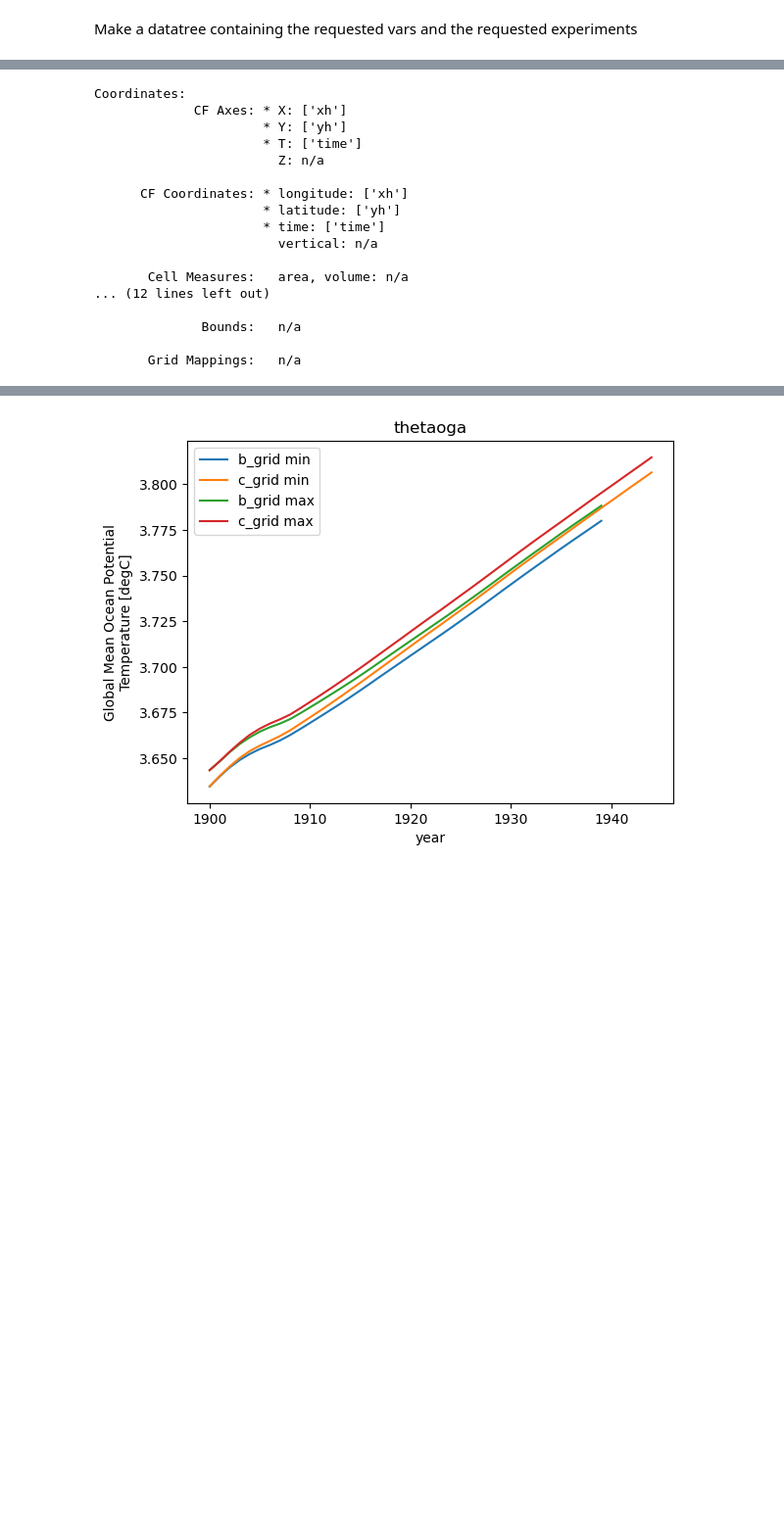
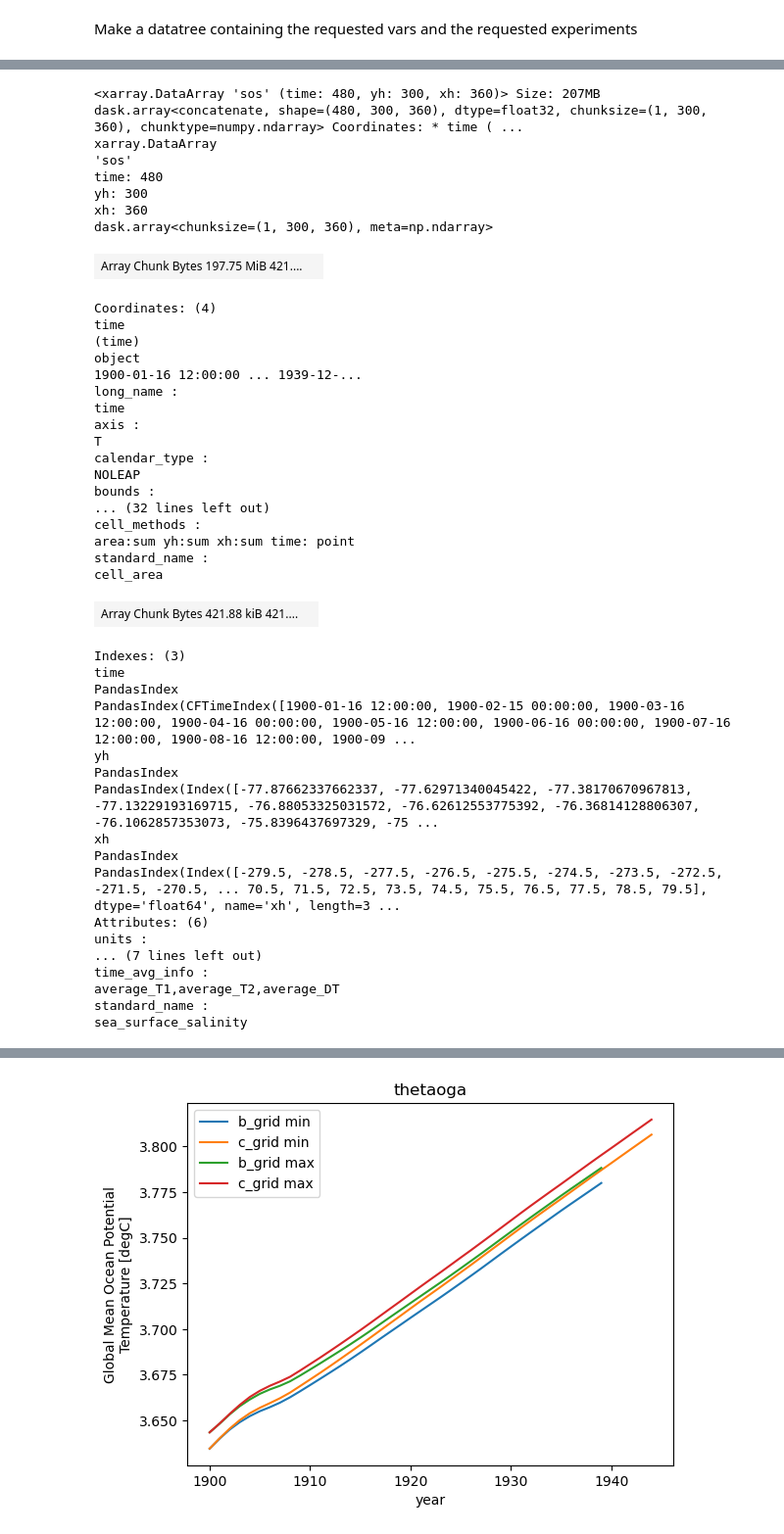
Before and after one commit to ACCESS-NRI/access-eval-recipes, a Jupyter notebook: ocean/global_sst_sss.ipynb, the cells around one changed output, grey strips where cells are left out. Shown: that part at 98% size. Drawn from its saved outputs; the diff is of its cells as text; code cells hidden in the pictures; blank space fills up the shorter version.

Commit message:
area weight global sst & sss

```diff
--- a/ocean/global_sst_sss.ipynb
+++ b/ocean/global_sst_sss.ipynb
@@ -105,23 +52,49 @@ access_om3_mom6_h_native_XXXX_XX.1mon
-# %%
-sfc_dt['b_grid'].ds.cf
-# %% [output]
-Coordinates:
-             CF Axes: * X: ['xh']
-                      * Y: ['yh']
-                      * T: ['time']
-                        Z: n/a
-
-      CF Coordinates: * longitude: ['xh']
-                      * latitude: ['yh']
-                      * time: ['time']
-                        vertical: n/a
-
-       Cell Measures:   area, volume: n/a
-... (12 lines left out)
-
-              Bounds:   n/a
-
-       Grid Mappings:   n/a
+# %%
+sfc_dt['b_grid'].sos
+# %% [output]
+<xarray.DataArray 'sos' (time: 480, yh: 300, xh: 360)> Size: 207MB dask.array<concatenate, shape=(480, 300, 360), dtype=float32, chunksize=(1, 300, 360), chunktype=numpy.ndarray> Coordinates: * time ( ...
+xarray.DataArray
+'sos'
+time: 480
+yh: 300
+xh: 360
+dask.array<chunksize=(1, 300, 360), meta=np.ndarray>
+| Array Chunk Bytes 197.75 MiB 421.... |  |
+Coordinates: (4)
+time
+(time)
+object
+1900-01-16 12:00:00 ... 1939-12-...
+long_name :
+time
+axis :
+T
+calendar_type :
+NOLEAP
+bounds :
+... (32 lines left out)
+cell_methods :
+area:sum yh:sum xh:sum time: point
+standard_name :
+cell_area
+| Array Chunk Bytes 421.88 kiB 421.... |  |
+Indexes: (3)
+time
+PandasIndex
+PandasIndex(CFTimeIndex([1900-01-16 12:00:00, 1900-02-15 00:00:00, 1900-03-16 12:00:00, 1900-04-16 00:00:00, 1900-05-16 12:00:00, 1900-06-16 00:00:00, 1900-07-16 12:00:00, 1900-08-16 12:00:00, 1900-09 ...
+yh
+PandasIndex
+PandasIndex(Index([-77.87662337662337, -77.62971340045422, -77.38170670967813, -77.13229193169715, -76.88053325031572, -76.62612553775392, -76.36814128806307, -76.1062857353073, -75.8396437697329, -75 ...
+xh
+PandasIndex
+PandasIndex(Index([-279.5, -278.5, -277.5, -276.5, -275.5, -274.5, -273.5, -272.5, -271.5, -270.5, ... 70.5, 71.5, 72.5, 73.5, 74.5, 75.5, 76.5, 77.5, 78.5, 79.5], dtype='float64', name='xh', length=3 ...
+Attributes: (6)
+units :
+... (7 lines left out)
+time_avg_info :
+average_T1,average_T2,average_DT
+standard_name :
+sea_surface_salinity
 # %%
 @map_over_subtree
 def global_mean(ds):
```
Also changed, not shown: parts of 7 cells of this notebook.
